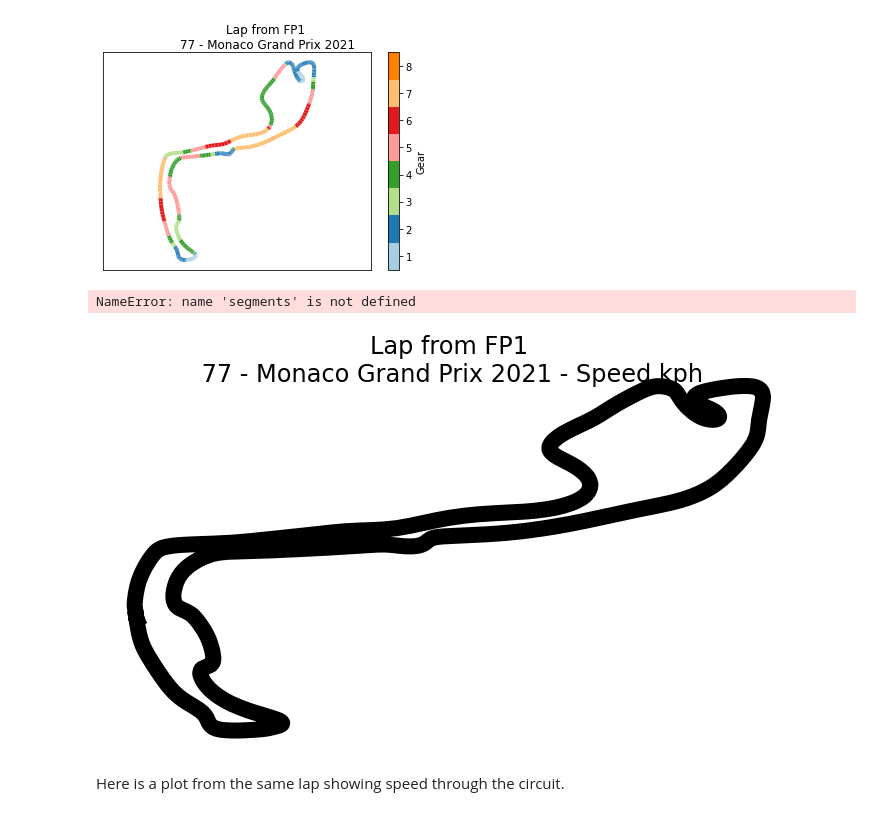
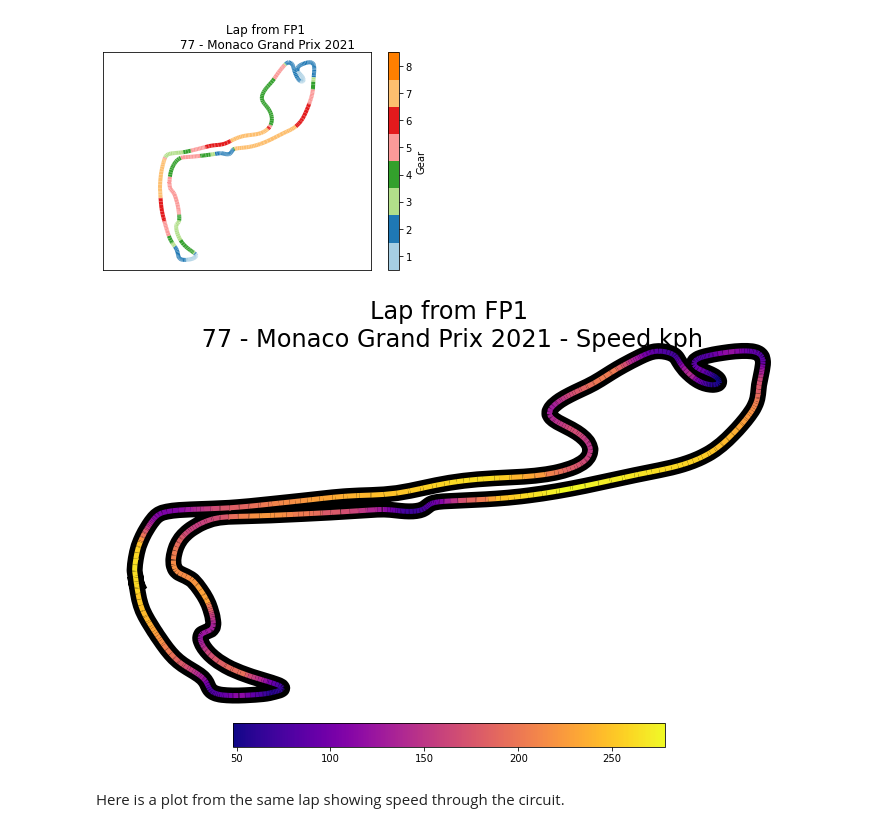
Before and after one commit to nwunder/f1-time-series-forecasting, a Jupyter notebook: csci_575_final_project.ipynb, the cells around one changed output. Cells and saved outputs as stored; diff of their text form; code cells hidden in the pictures.

Commit message:
Fix segments bug

```diff
--- a/csci_575_final_project.ipynb
+++ b/csci_575_final_project.ipynb
@@ -74,35 +74,36 @@ fig.suptitle(f'Lap from FP1\n 77 - Monaco Grand Prix 2021 - Speed kph', size=24,
 
 # Adjust margins and turn of axis
 plt.subplots_adjust(left=0.1, right=0.9, top=0.9, bottom=0.12)
 ax.axis('off')
 
 
 # After this, we plot the data itself.
 # Create background track line
 ax.plot(tel['X'], tel['Y'], color='black', linestyle='-', linewidth=16, zorder=0)
 
 # Create a continuous norm to map from data points to colors
 norm = plt.Normalize(color.min(), color.max())
+points = np.array([x, y]).T.reshape(-1, 1, 2)
+segments = np.concatenate([points[:-1], points[1:]], axis=1)
 lc = LineCollection(segments, cmap=colormap, norm=norm, linestyle='-', linewidth=5)
 
 # Set the values used for colormapping
 lc.set_array(color)
 
 # Merge all line segments together
 line = ax.add_collection(lc)
 
 
 # Finally, we create a color bar as a legend.
 cbaxes = fig.add_axes([0.25, 0.05, 0.5, 0.05])
 normlegend = mpl.colors.Normalize(vmin=color.min(), vmax=color.max())
 legend = mpl.colorbar.ColorbarBase(cbaxes, norm=normlegend, cmap=colormap, orientation="horizontal")
 
 
 # Show the plot
 plt.show()
 # %% [output]
-NameError: name 'segments' is not defined
-[figure, old version]
+[figure, new version]
 # %% [markdown]
 Here is a plot from the same lap showing speed through the circuit.
 # %%
```
